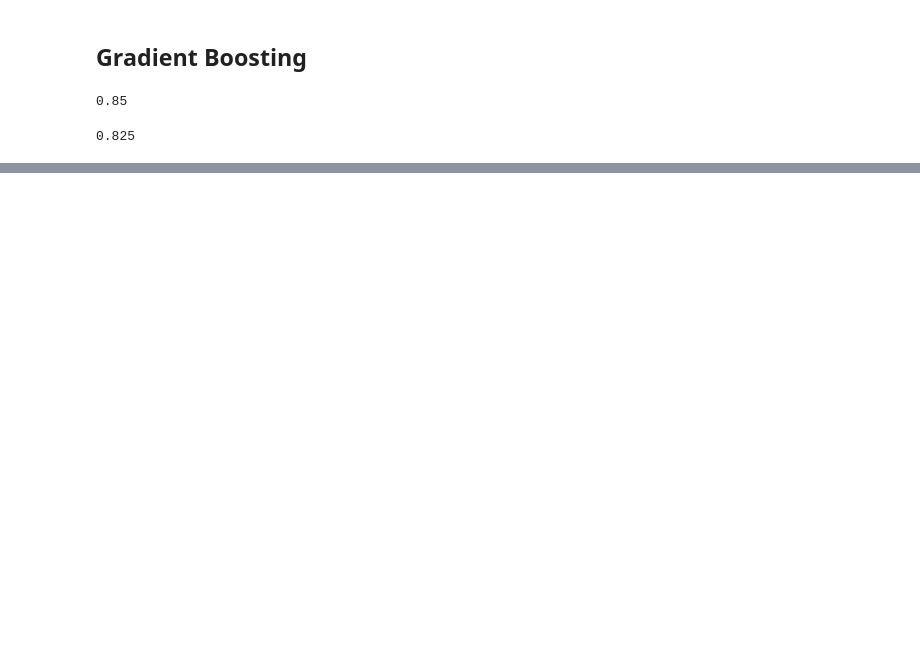
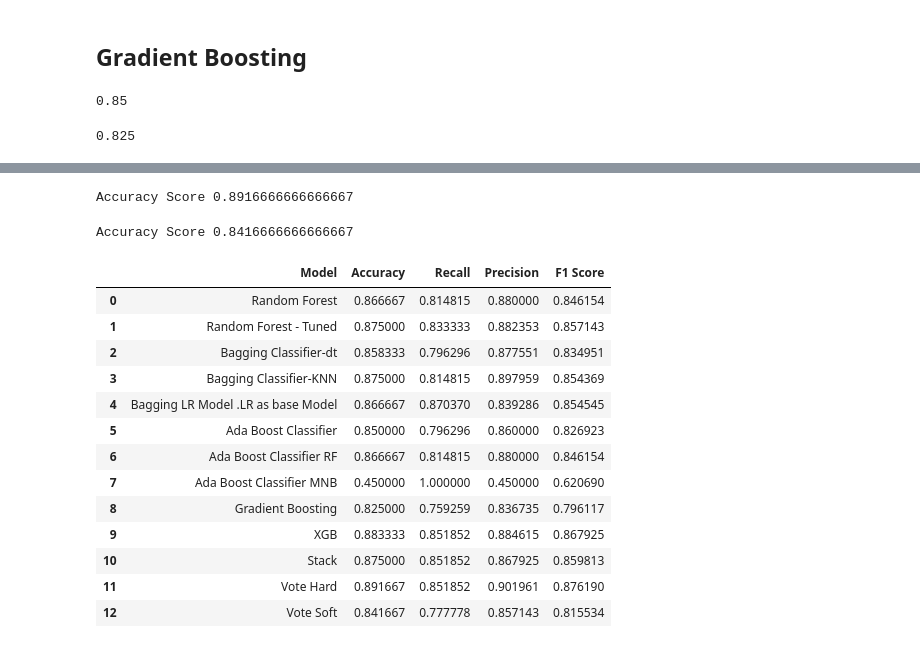
Before and after one commit to ajay-ajzkrish/learn_ml, a Jupyter notebook: SLC/week2.ipynb, the cells around one changed output, grey strips where cells are left out. Drawn from its saved outputs; the diff is of its cells as text; code cells hidden in the pictures; blank space fills up the shorter version.

```diff
--- a/SLC/week2.ipynb
+++ b/SLC/week2.ipynb
@@ -405,0 +483,39 @@ perf_score
+# %%
+vote_hard = VotingClassifier(estimators=base_learners)
+
+vote_hard.fit(X_train, y_train)
+ypred_vote_hard = vote_hard.predict(X_test)
+print('Accuracy Score',accuracy_score(y_test,ypred_vote_hard))
+
+
+update_performance(name = 'Vote Hard' ,model = base_learners, test = y_test, pred=ypred_vote_hard)
+# %% [output]
+Accuracy Score 0.8916666666666667
+# %%
+vote_soft = VotingClassifier(estimators=base_learners, voting = 'soft')
+
+vote_soft.fit(X_train, y_train)
+ypred_vote_soft = vote_soft.predict(X_test)
+print('Accuracy Score',accuracy_score(y_test,ypred_vote_soft))
+
+
+update_performance(name = 'Vote Soft' ,model = base_learners, test = y_test, pred=ypred_vote_soft)
+# %% [output]
+Accuracy Score 0.8416666666666667
+# %%
+perf_score
+# %% [output]
+|  | Model | Accuracy | Recall | Precision | F1 Score |
+| 0 | Random Forest | 0.866667 | 0.814815 | 0.880000 | 0.846154 |
+| 1 | Random Forest - Tuned | 0.875000 | 0.833333 | 0.882353 | 0.857143 |
+| 2 | Bagging Classifier-dt | 0.858333 | 0.796296 | 0.877551 | 0.834951 |
+| 3 | Bagging Classifier-KNN | 0.875000 | 0.814815 | 0.897959 | 0.854369 |
+| 4 | Bagging LR Model .LR as base Model | 0.866667 | 0.870370 | 0.839286 | 0.854545 |
+| 5 | Ada Boost Classifier | 0.850000 | 0.796296 | 0.860000 | 0.826923 |
+| 6 | Ada Boost Classifier RF | 0.866667 | 0.814815 | 0.880000 | 0.846154 |
+| 7 | Ada Boost Classifier MNB | 0.450000 | 1.000000 | 0.450000 | 0.620690 |
+| 8 | Gradient Boosting | 0.825000 | 0.759259 | 0.836735 | 0.796117 |
+| 9 | XGB | 0.883333 | 0.851852 | 0.884615 | 0.867925 |
+| 10 | Stack | 0.875000 | 0.851852 | 0.867925 | 0.859813 |
+| 11 | Vote Hard | 0.891667 | 0.851852 | 0.901961 | 0.876190 |
+| 12 | Vote Soft | 0.841667 | 0.777778 | 0.857143 | 0.815534 |
```
Also changed, not shown: parts of 22 cells of this notebook, 45 other files.
